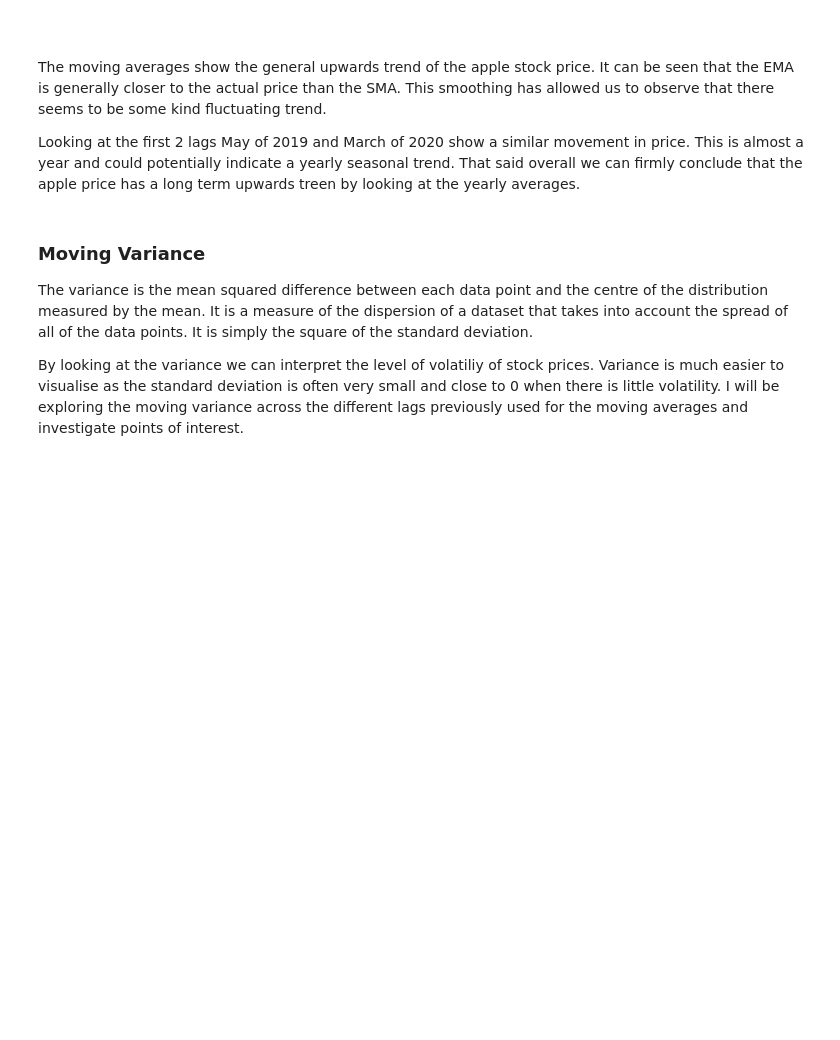
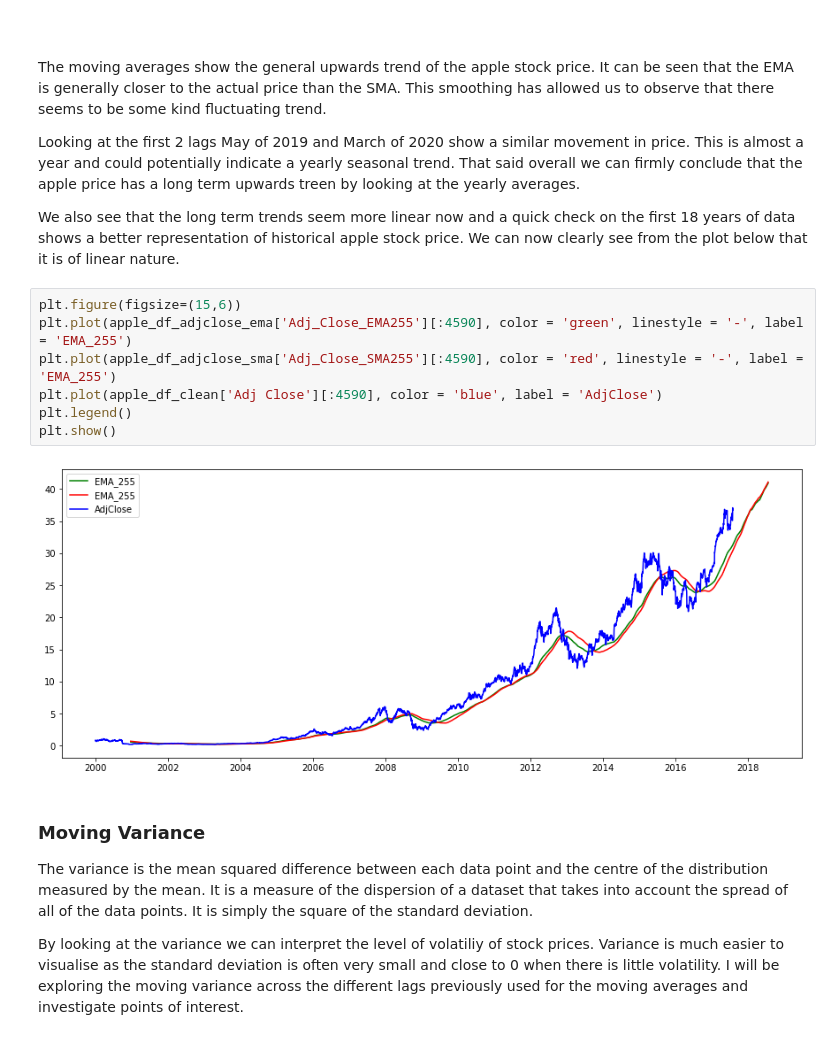
Before and after one commit to AgedLeopard/Stock_Price_Prediction, a Jupyter notebook: 2-EDA.ipynb, the cells around one changed output. Cells and saved outputs as stored; diff of their text form; blank space fills up the shorter version.

```diff
--- a/2-EDA.ipynb
+++ b/2-EDA.ipynb
@@ -614,6 +618,17 @@ for i in apple_df_adjclose_sma.columns:
 The moving averages show the general upwards trend of the apple stock price. It can be seen that the EMA is generally closer to the actual price than the SMA. This smoothing has allowed us to observe that there seems to be some kind fluctuating trend.
 
 Looking at the first 2 lags May of 2019 and March of 2020 show a similar movement in price. This is almost a year and could potentially indicate a yearly seasonal trend. That said overall we can firmly conclude that the apple price has a long term upwards treen by looking at the yearly averages.
+
+We also see that the long term trends seem more linear now and a quick check on the first 18 years of data shows a better representation of historical apple stock price. We can now clearly see from the plot below that it is of linear nature.
+# %%
+plt.figure(figsize=(15,6))
+plt.plot(apple_df_adjclose_ema['Adj_Close_EMA255'][:4590], color = 'green', linestyle = '-', label = 'EMA_255')
+plt.plot(apple_df_adjclose_sma['Adj_Close_SMA255'][:4590], color = 'red', linestyle = '-', label = 'EMA_255')
+plt.plot(apple_df_clean['Adj Close'][:4590], color = 'blue', label = 'AdjClose')
+plt.legend()
+plt.show()
+# %% [output]
+[figure, added]
 # %% [markdown]
 ### Moving Variance
 
```
Also changed, not shown: parts of 2 cells of this notebook.
